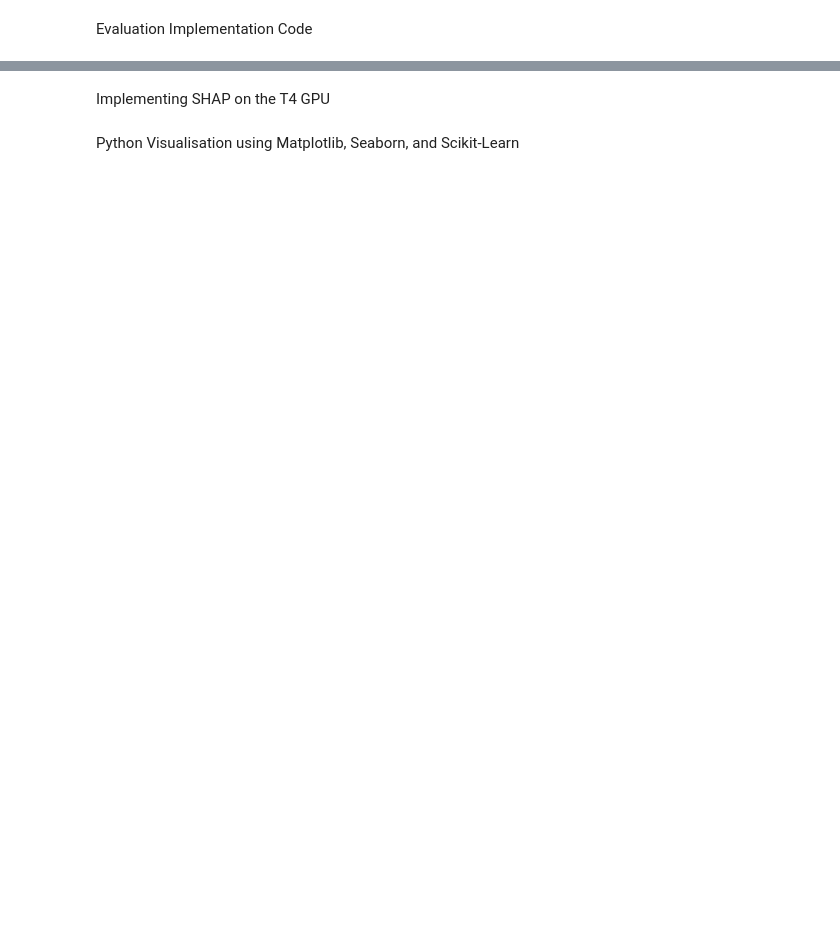
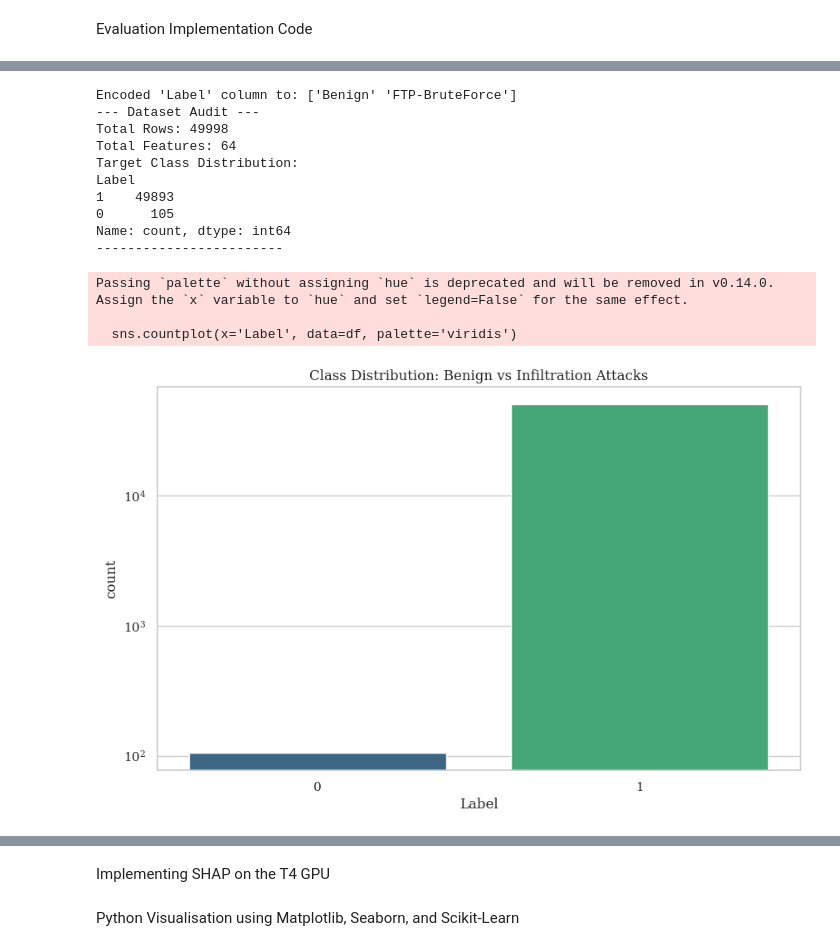
Before and after one commit to Kai-Shing-Chung/Applied-Machine-Learning-Assessment-1, a Jupyter notebook: Optimising_Deep_Learning_for_Rare_Event_Detection_in_Imbalanced_Network_Traffic.ipynb, the cells around one changed output, grey strips where cells are left out. Saved outputs shown, nothing was run; the diff lists cells and outputs as text; code cells hidden in the pictures; blank space fills up the shorter version.

```diff
--- a/Optimising_Deep_Learning_for_Rare_Event_Detection_in_Imbalanced_Network_Traffic.ipynb
+++ b/Optimising_Deep_Learning_for_Rare_Event_Detection_in_Imbalanced_Network_Traffic.ipynb
@@ -175,0 +271,77 @@ plt.show()
+# %%
+import pandas as pd
+import numpy as np
+import matplotlib.pyplot as plt
+import seaborn as sns
+import os
+from sklearn.preprocessing import LabelEncoder
+
+#1 Download a subset of the dataset
+
+#2 Load the first 50,000 rows. This ensures we stay within Google Colab's free RAM limits while exceeding the 5,000 row requirement
+df = pd.read_csv('traffic_data.csv', nrows=50000)
+
+#3 Deep Cleaning: The 'Industry Standard' Routine
+def clean_dataset(df):
+  # Remove whitespace from column names
+  df.columns = df.columns.str.strip()
+
+  # Drop 'Timestamp' column as it's not directly usable by numerical models
+  if 'Timestamp' in df.columns:
+    df = df.drop('Timestamp', axis=1)
+
+  # Replace infinity or very large numbers with NaN, then drop them
+  # Neural networks cannot compute gradients with 'inf' values
+  df.replace([np.inf, -np.inf], np.nan, inplace=True)
+  df.dropna(inplace=True)
+
+  # Convert all remaining columns to numeric, coercing errors to NaN
+  # This handles cases where other columns might have non-numeric data
+  # Exclude 'Label' if it's the target column and needs special encoding
+  for col in df.columns.drop('Label', errors='ignore'):
+      df[col] = pd.to_numeric(df[col], errors='coerce')
+
+  # Drop any NaNs that might have been introduced by pd.to_numeric
+  df.dropna(inplace=True)
+
+  # Drop columns that are constants (zero variance) - they provide no predictive power
+  # Do this after converting to numeric to ensure .nunique() works correctly
+  df = df.loc[:, df.nunique() > 1]
+
+  # Encode the 'Label' column to numerical values if it exists and is not numeric
+  if 'Label' in df.columns and not pd.api.types.is_numeric_dtype(df['Label']):
+      le = LabelEncoder()
+      df['Label'] = le.fit_transform(df['Label'])
+      print(f"Encoded 'Label' column to: {le.classes_}") # To see mapping
+
+  return df
+
+df = clean_dataset(df)
+#4 Verification of Research Constraints
+print(f"--- Dataset Audit ---")
+print(f"Total Rows: {df.shape[0]}")
+print(f"Total Features: {df.shape[1]}")
+print(f"Target Class Distribution:\n{df['Label'].value_counts()}")
+print(f"------------------------\n")
+
+#5 Visualising the 'Needle in the Haystack'
+plt.figure(figsize=(10, 6))
+sns.countplot(x='Label', data=df, palette='viridis')
+plt.title('Class Distribution: Benign vs Infiltration Attacks')
+plt.yscale('log') # Log scale because attacks are rare
+plt.show()
+# %% [output]
+Encoded 'Label' column to: ['Benign' 'FTP-BruteForce']
+--- Dataset Audit ---
+Total Rows: 49998
+Total Features: 64
+Target Class Distribution:
+Label
+1    49893
+0      105
+Name: count, dtype: int64
+------------------------
+Passing `palette` without assigning `hue` is deprecated and will be removed in v0.14.0. Assign the `x` variable to `hue` and set `legend=False` for the same effect.
+
+  sns.countplot(x='Label', data=df, palette='viridis')
+[figure, added]
```
Also changed, not shown: parts of 30 cells of this notebook.
